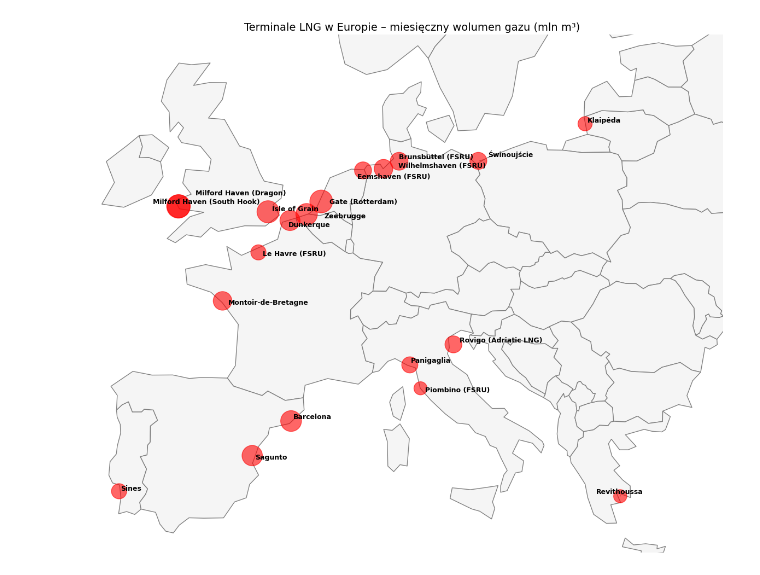
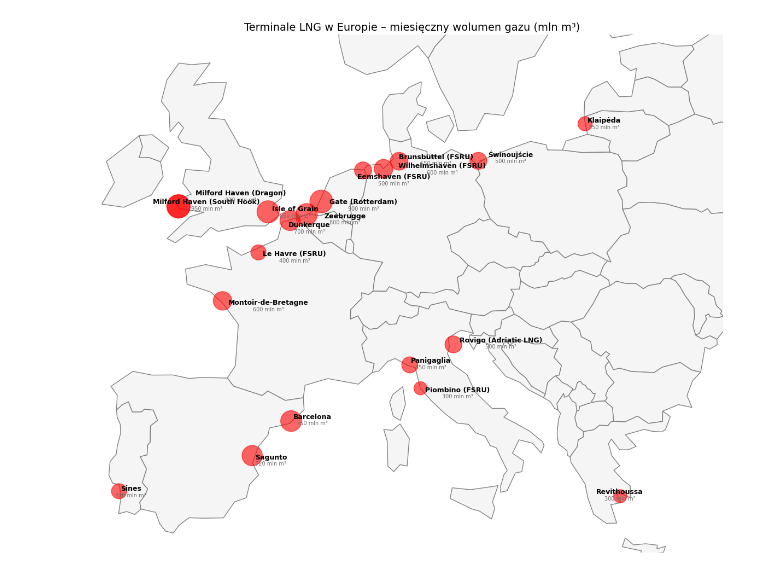
Before and after one commit to marcinszwagrzyk/marcinszwagrzyk.github.io, a Jupyter notebook: Geospatial/adjustText.ipynb, the cells around one changed output. Saved outputs shown, nothing was run; the diff lists cells and outputs as text; code cells hidden in the pictures.

Commit message:
volumen

```diff
--- a/Geospatial/adjustText.ipynb
+++ b/Geospatial/adjustText.ipynb
@@ -55,31 +55,41 @@ shapefile_path = r"d:\GIS\global\packages\natural_earth_vector.gpkg"
 
 # Wczytaj mapę Europy
 world = gpd.read_file(shapefile_path, layer="ne_110m_admin_0_countries")
 europe = world[world['CONTINENT'] == 'Europe']
 
 # Tworzymy wykres
 fig, ax = plt.subplots(figsize=(12, 10))
 
 
 # Rysujemy terminale jako kartodiagram (wielkość proporcjonalna do miesięcznego wolumenu)
 terminals_gdf.plot(ax=ax, markersize=terminals_gdf['monthly_volume_mcm'], color='red', alpha=0.6, zorder=3)
 
 # Dodajemy etykiety z adjustText
 texts = []
 for x, y, label in zip(terminals_gdf.geometry.x, terminals_gdf.geometry.y, terminals_gdf['name']):
     texts.append(ax.text(x, y, label, fontsize=9, weight='bold',  zorder=4))
 
 adjust_text(texts, ax=ax, arrowprops=dict(arrowstyle='-', color='gray'))
 
 # Krok 2: dopiero teraz rysujemy mapę tła
 europe.plot(ax=ax, color='whitesmoke', edgecolor='gray', zorder=1)
 # Stylizacja
 ax.set_title('Terminale LNG w Europie – miesięczny wolumen gazu (mln m³)', fontsize=14)
 ax.set_xlim(-10, 30)
 ax.set_ylim(35, 60)
 ax.axis('off')
 
+# Dodajemy etykiety wolumenu pod głównymi nazwami
+for text, volume in zip(texts, terminals_gdf['monthly_volume_mcm']):
+    x, y = text.get_position()
+    ax.text(
+        x, y - 0.4,  # przesunięcie w dół o ~0.4 stopnia
+        f"{volume} mln m³",
+        fontsize=7, color='dimgray',
+        ha='center', zorder=4
+    )
+
 plt.tight_layout()
 plt.show()
 # %% [output]
-[figure, old version]
+[figure, new version]
```
